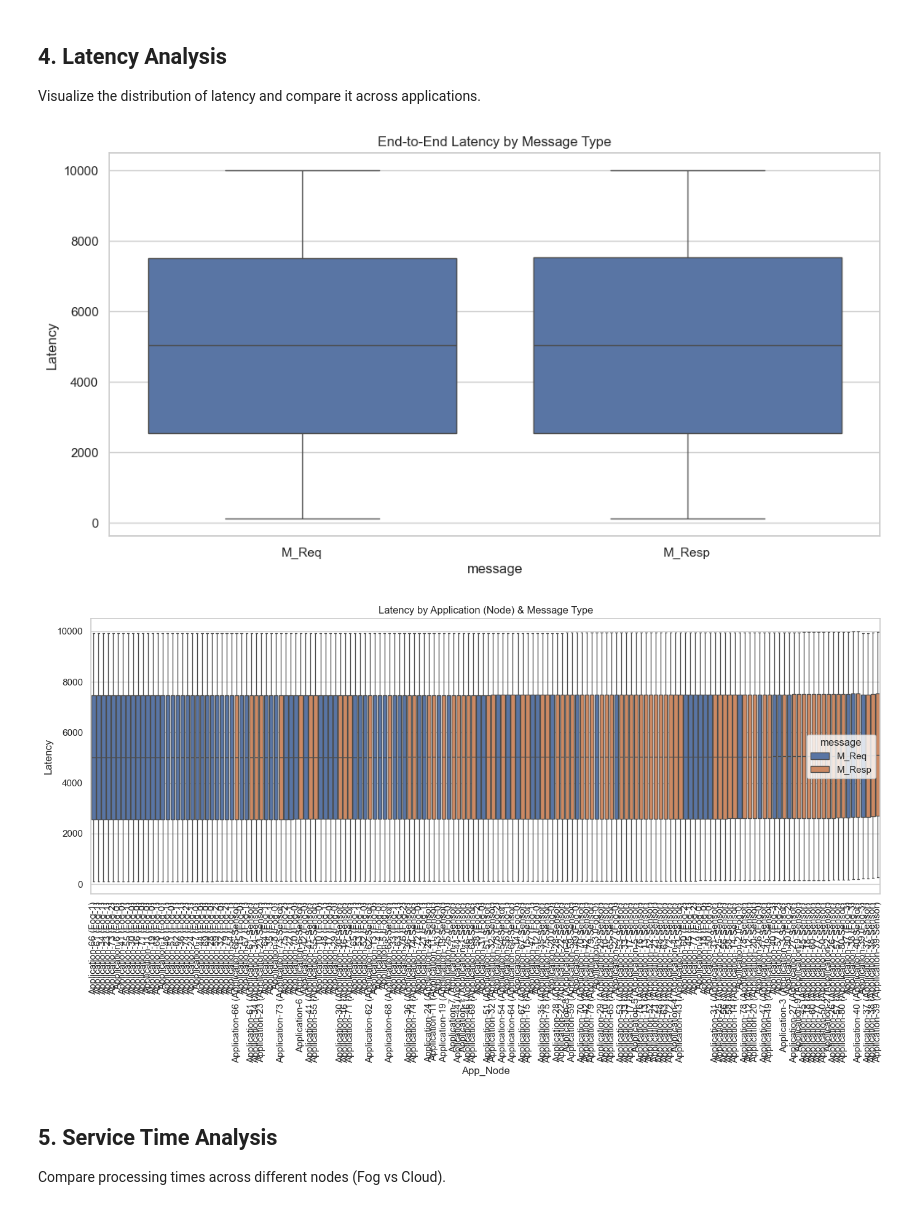
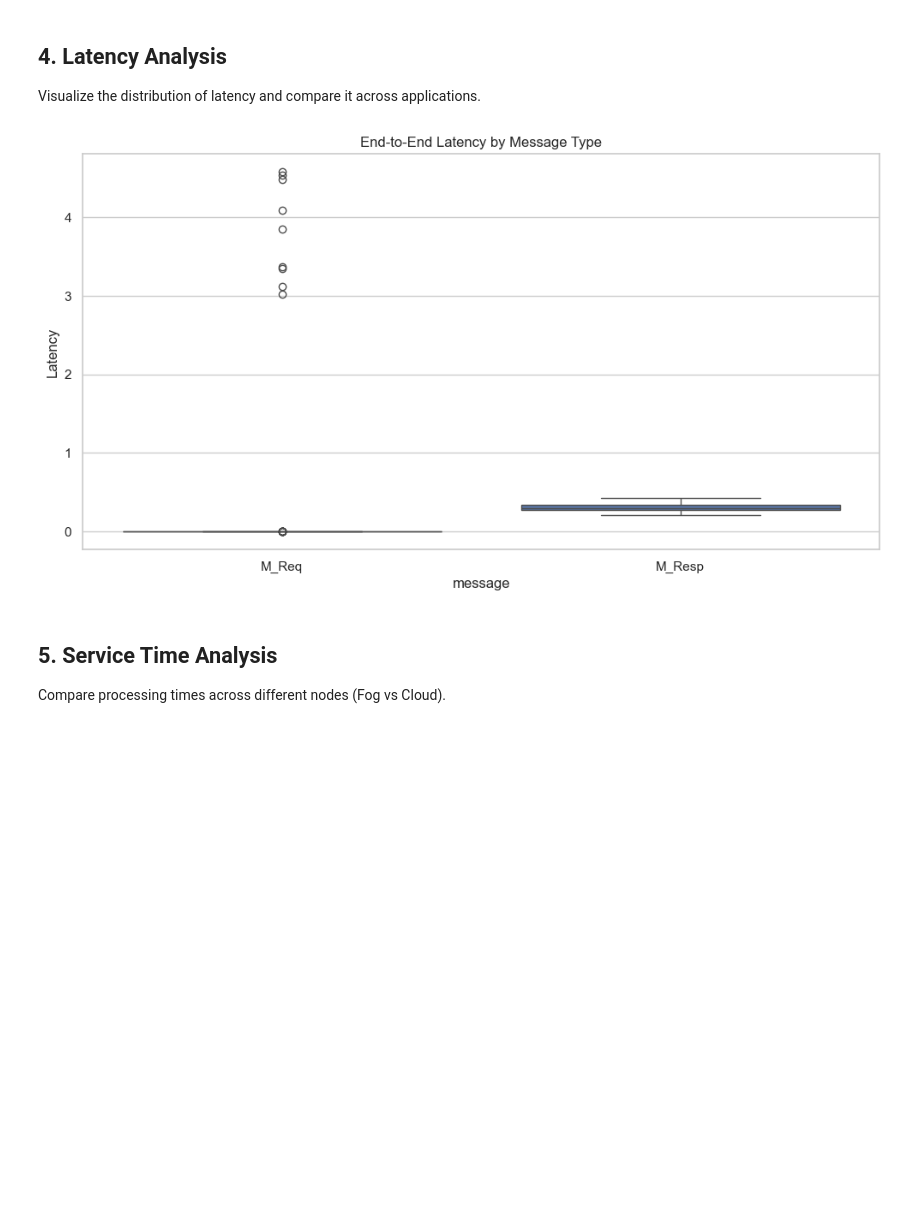
Before and after one commit to felipedumer/YAFS_custom, a Jupyter notebook: algoritmo_felipe/analysis_sim_trace.ipynb, the cells around one changed output. Cells and saved outputs as stored; diff of their text form; code cells hidden in the pictures; blank space fills up the shorter version.

```diff
--- a/algoritmo_felipe/analysis_sim_trace.ipynb
+++ b/algoritmo_felipe/analysis_sim_trace.ipynb
@@ -21,7 +21,7 @@ Load the CSV file and check the structure.
 # %%
 # Load the dataset
 # Update to the specific results file generated by the tutorial
-file_path = 'resultados/4-custom_proposed_by_felipe-sim_trace.csv'
+file_path = 'resultados/5-roundRobin-sim_trace.csv'
 df = pd.read_csv(file_path)
 
 # Display first rows
@@ -61,7 +61,7 @@ Calculate key metrics:
 - **Network/Wait Time**: `Latency - Service Time`
 # %%
 # Calculate Latency
-df['Latency'] = df['time_reception'] - df['time_emit']
+df['Latency'] = df['service']
 
 # Calculate Service Time (Processing Duration)
 df['Service_Time'] = df['time_out'] - df['time_in']
@@ -116,20 +129,11 @@ Visualize the distribution of latency and compare it across applications.
 # %%
 # Latency Distribution by Message Type
 plt.figure(figsize=(12, 6))
 sns.boxplot(x='message', y='Latency', data=df)
 plt.title('End-to-End Latency by Message Type')
 plt.show()
-
-# Latency by Application and Node
-plt.figure(figsize=(14, 8))
-sns.boxplot(x='App_Node', y='Latency', hue='message', data=df)
-plt.title('Latency by Application (Node) & Message Type')
-plt.xticks(rotation=90)
-plt.tight_layout()
-plt.show()
 # %% [output]
-[figure, old version]
+[figure, new version]
-[figure, removed]
 # %% [markdown]
 ## 5. Service Time Analysis
 Compare processing times across different nodes (Fog vs Cloud).
```
Also changed, not shown: parts of 9 cells of this notebook, 5 other files.
